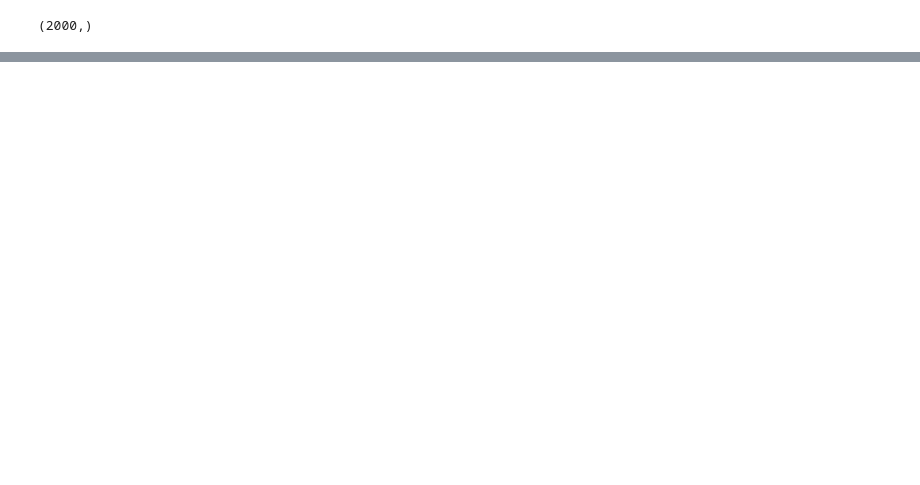
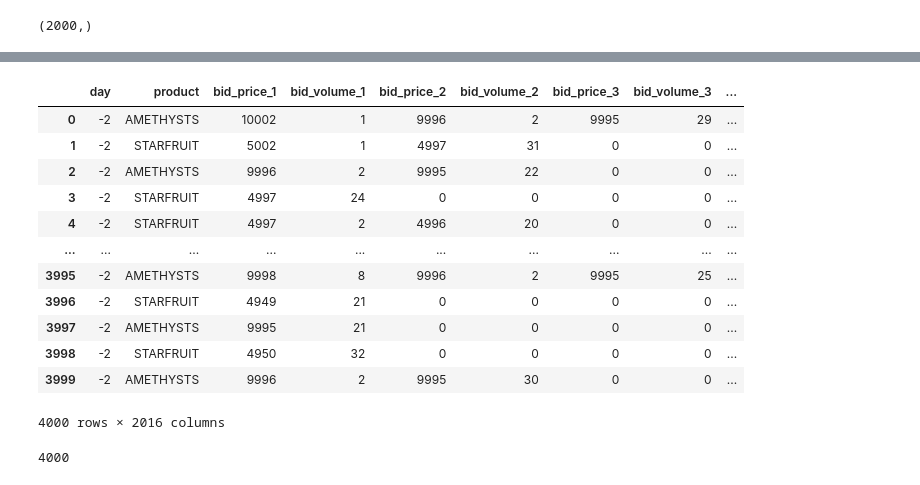
Before and after one commit to yyashhp/Prosperity_2024, a Jupyter notebook: dataExploration.ipynb, the cells around one changed output, grey strips where cells are left out. Cells and saved outputs as stored; diff of their text form; code cells hidden in the pictures; blank space fills up the shorter version.

```diff
--- a/dataExploration.ipynb
+++ b/dataExploration.ipynb
@@ -106,0 +132,30 @@ plt.show()
+# %%
+import numpy as np
+import pandas as pd
+
+# Assuming your data is stored in a DataFrame called 'df'
+# and the target variable (next day's price) is 'mid_price'
+
+# Create dummy variables for each timestamp
+df_with_dummies = pd.get_dummies(df, columns=['timestamp'])
+
+# Selecting predictor variables including dummy variables
+predictor_cols = ['product','bid_price_1', 'bid_volume_1', 'bid_price_2', 'bid_volume_2',
+                  'bid_price_3', 'bid_volume_3', 'ask_price_1', 'ask_volume_1', 'ask_price_2',
+                  'ask_volume_2', 'ask_price_3', 'ask_volume_3']
+
+# Remove original timestamp predictor column
+predictor_cols = [col for col in predictor_cols if col != 'timestamp']
+
+X = df_with_dummies[predictor_cols + list(df_with_dummies.columns[df_with_dummies.columns.str.startswith('timestamp_')])].values[1:]
+y = df_with_dummies['mid_price'].diff().shift(-1).dropna().values
+
+# Add a column of ones for the intercept term
+X = np.column_stack([np.ones(len(X)), X])
+
+# Calculate the coefficients using linear algebra
+coefficients = np.linalg.lstsq(X, y, rcond=None)[0]
+
+# Printing the coefficients
+print("Intercept:", coefficients[0])
+print("Coefficients for predictor variables:", coefficients[1:])
@@ -106,0 +201,22 @@ plt.show()
+# %%
+#len(df_with_dummies)
+df_with_dummies
+# %% [output]
+|  | day | product | bid_price_1 | bid_volume_1 | bid_price_2 | bid_volume_2 | bid_price_3 | bid_volume_3 | ... |
+| 0 | -2 | AMETHYSTS | 10002 | 1 | 9996 | 2 | 9995 | 29 | ... |
+| 1 | -2 | STARFRUIT | 5002 | 1 | 4997 | 31 | 0 | 0 | ... |
+| 2 | -2 | AMETHYSTS | 9996 | 2 | 9995 | 22 | 0 | 0 | ... |
+| 3 | -2 | STARFRUIT | 4997 | 24 | 0 | 0 | 0 | 0 | ... |
+| 4 | -2 | STARFRUIT | 4997 | 2 | 4996 | 20 | 0 | 0 | ... |
+| ... | ... | ... | ... | ... | ... | ... | ... | ... | ... |
+| 3995 | -2 | AMETHYSTS | 9998 | 8 | 9996 | 2 | 9995 | 25 | ... |
+| 3996 | -2 | STARFRUIT | 4949 | 21 | 0 | 0 | 0 | 0 | ... |
+| 3997 | -2 | AMETHYSTS | 9995 | 21 | 0 | 0 | 0 | 0 | ... |
+| 3998 | -2 | STARFRUIT | 4950 | 32 | 0 | 0 | 0 | 0 | ... |
+| 3999 | -2 | AMETHYSTS | 9996 | 2 | 9995 | 30 | 0 | 0 | ... |
+4000 rows × 2016 columns
+# %%
+dummies = pd.get_dummies(df, columns=['timestamp'])
+len(dummies)
+# %% [output]
+4000
```
Also changed, not shown: parts of 12 cells of this notebook, 3 other files.
